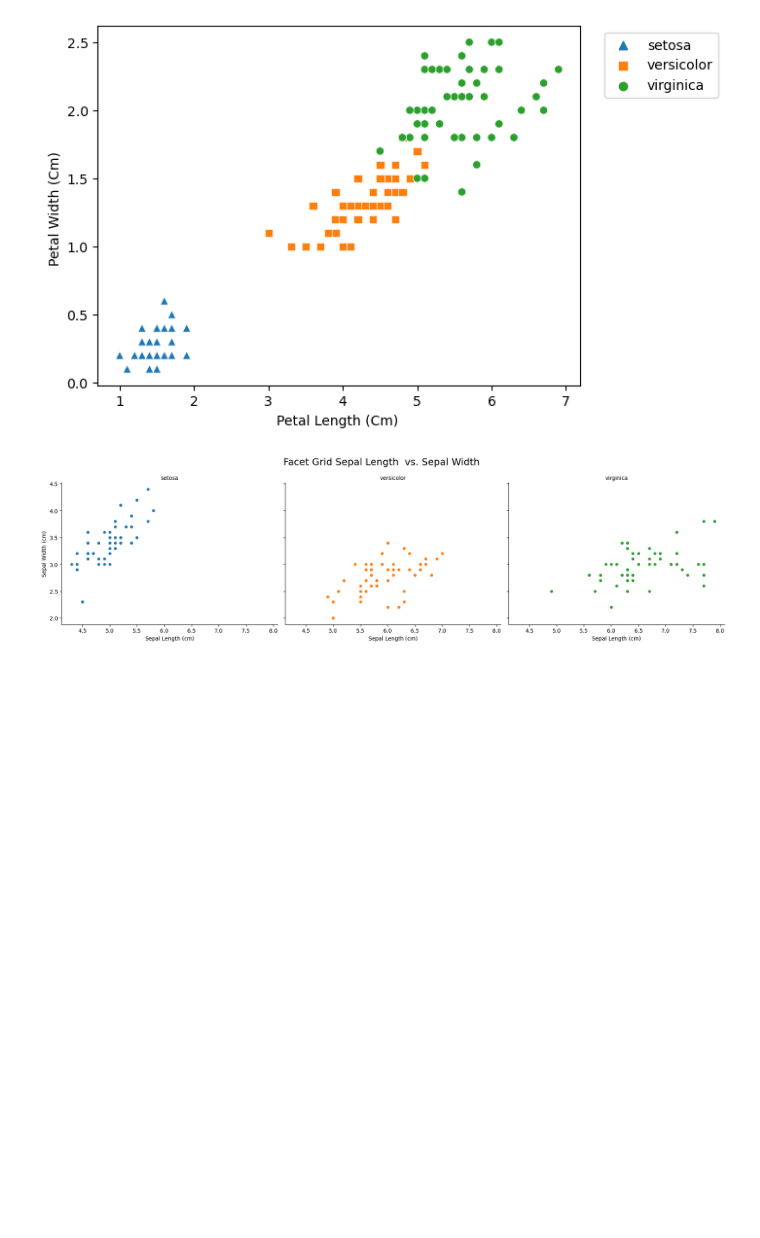
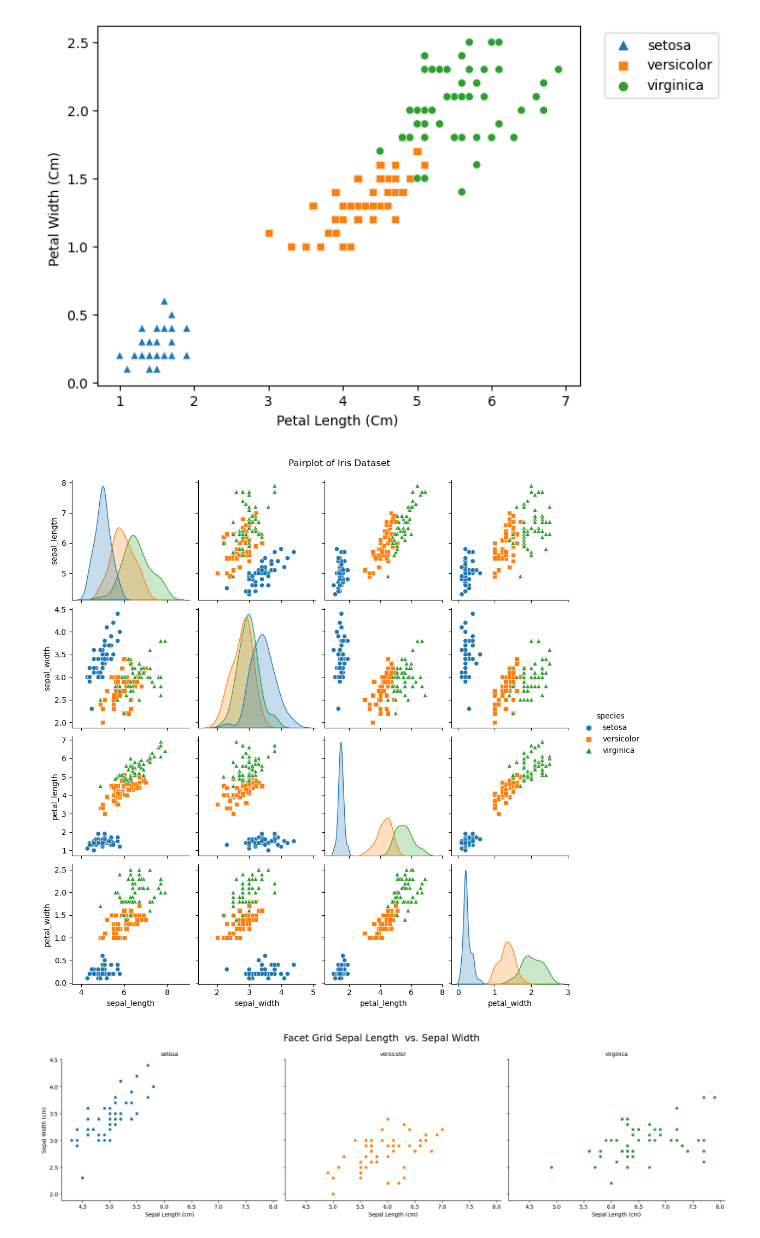
Before and after one commit to Grainne10/Pands-Project, a Jupyter notebook: analysis.ipynb, the cells around one changed output. Saved outputs shown, nothing was run; the diff lists cells and outputs as text; code cells hidden in the pictures; blank space fills up the shorter version.

```diff
--- a/analysis.ipynb
+++ b/analysis.ipynb
@@ -141,6 +141,14 @@ plt.savefig('Scatter plot of Sepal Length vs Sepal Width ', bbox_inches='tight')
 plt.show()
 # %% [output]
 [figure]
+# %%
+# Show the variable in a pairplot using seaborn
+sns.pairplot(df, hue="species", markers=["o", "s", "^"])
+plt.suptitle("Pairplot of Iris Dataset", y=1.02)
+plt.savefig('Pairplot of Iris Dataset', bbox_inches='tight')
+plt.show()
+# %% [output]
+[figure, added]
 # %%
 # From the scatterplot,
 # We can show the scatterplots separately using facet grids:
```
Also changed, not shown: parts of 5 cells of this notebook, 6 other files.
